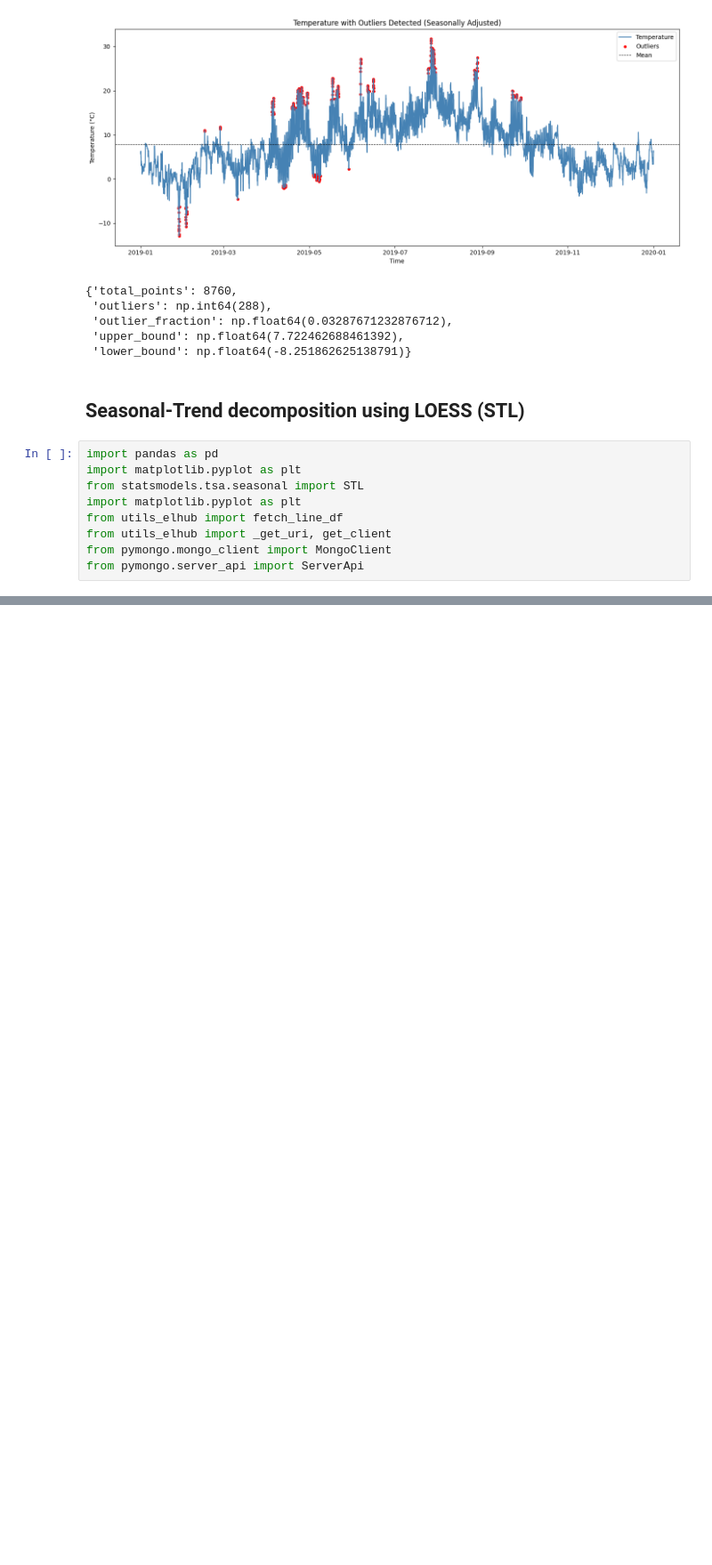
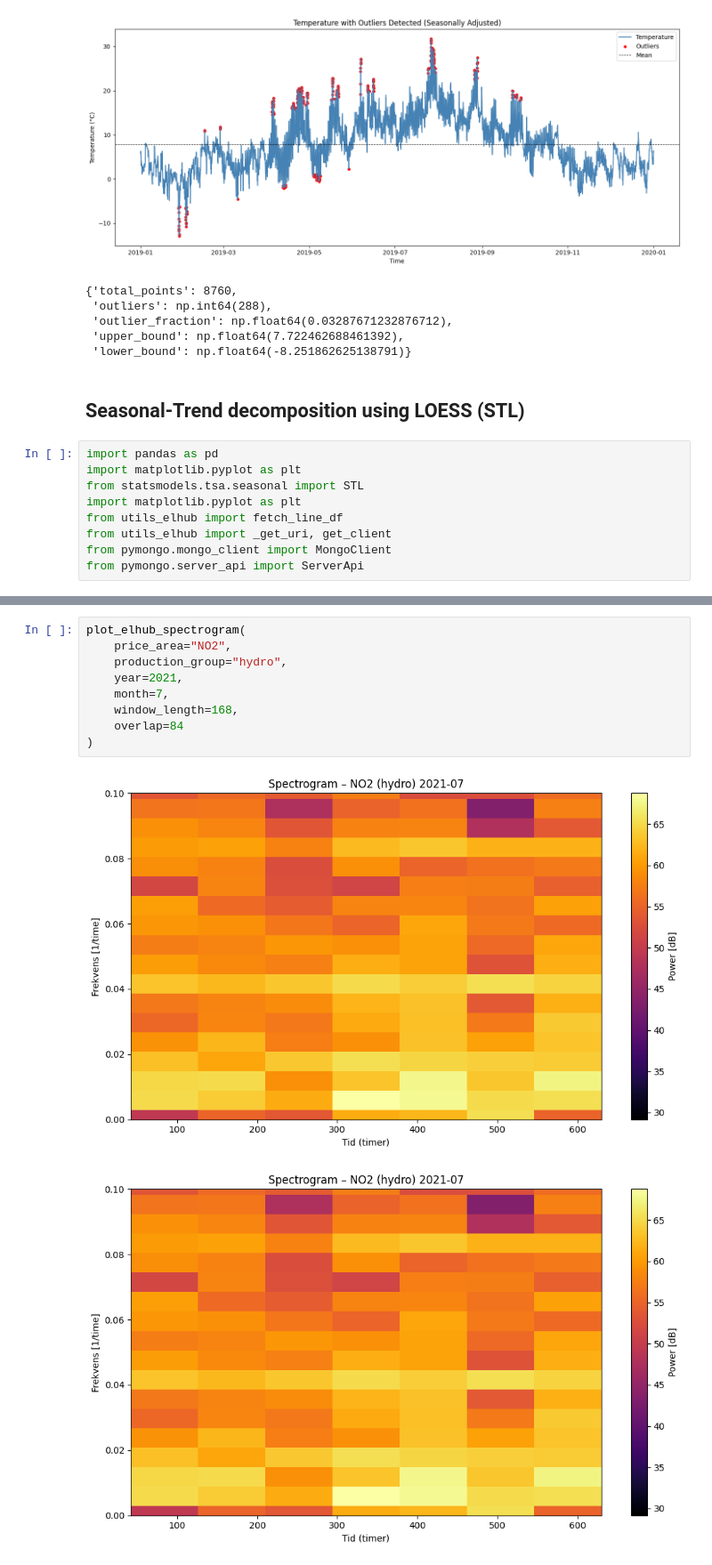
Before and after one commit to Sheikh20o3/IND320_1_Project, a Jupyter notebook: Open-Meteo.ipynb, the cells around one changed output, grey strips where cells are left out. Shown: that part at 89% size. Saved outputs shown, nothing was run; the diff lists cells and outputs as text; blank space fills up the shorter version.

```diff
--- a/Open-Meteo.ipynb
+++ b/Open-Meteo.ipynb
@@ -287,0 +445,12 @@ OperationFailure: bad auth : authentication failed, full error: {'ok': 0, 'errms
+# %%
+plot_elhub_spectrogram(
+    price_area="NO2",
+    production_group="hydro",
+    year=2021,
+    month=7,
+    window_length=168,
+    overlap=84
+)
+# %% [output]
+[figure, added]
+[figure, added]
```
Also changed, not shown: parts of 12 cells of this notebook, 9 other files.
